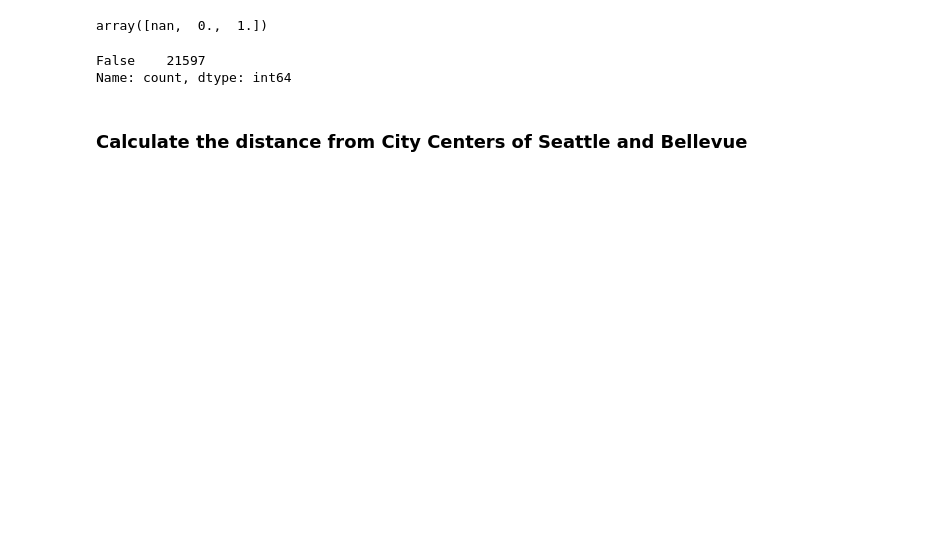
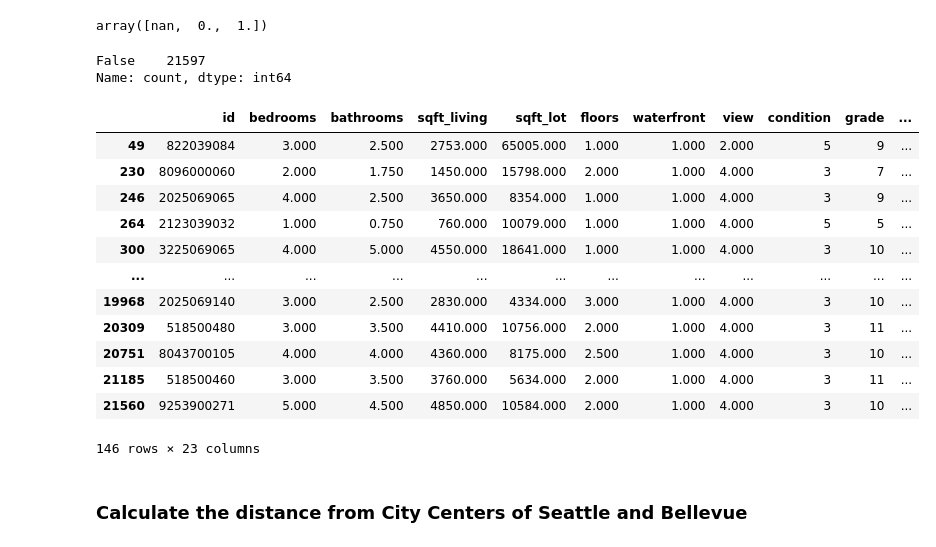
Before and after one commit to kayoken/eda-real-estate, a Jupyter notebook: EDA.ipynb, the cells around one changed output. Cells and saved outputs as stored; diff of their text form; code cells hidden in the pictures; blank space fills up the shorter version.

```diff
--- a/EDA.ipynb
+++ b/EDA.ipynb
@@ -95,2 +89,20 @@ df_on_waterfront = df_geopos[df_geopos['waterfront'] != 0].dropna()
+# %%
+# save these real estate properties for later
+df_waterfront_unknown= df[df['waterfront'].isna() == True]
+df_on_waterfront = df[df['waterfront'] == 1]
+# %% [output]
+|  | id | bedrooms | bathrooms | sqft_living | sqft_lot | floors | waterfront | view | condition | grade | ... |
+| 49 | 822039084 | 3.000 | 2.500 | 2753.000 | 65005.000 | 1.000 | 1.000 | 2.000 | 5 | 9 | ... |
+| 230 | 8096000060 | 2.000 | 1.750 | 1450.000 | 15798.000 | 2.000 | 1.000 | 4.000 | 3 | 7 | ... |
+| 246 | 2025069065 | 4.000 | 2.500 | 3650.000 | 8354.000 | 1.000 | 1.000 | 4.000 | 3 | 9 | ... |
+| 264 | 2123039032 | 1.000 | 0.750 | 760.000 | 10079.000 | 1.000 | 1.000 | 4.000 | 5 | 5 | ... |
+| 300 | 3225069065 | 4.000 | 5.000 | 4550.000 | 18641.000 | 1.000 | 1.000 | 4.000 | 3 | 10 | ... |
+| ... | ... | ... | ... | ... | ... | ... | ... | ... | ... | ... | ... |
+| 19968 | 2025069140 | 3.000 | 2.500 | 2830.000 | 4334.000 | 3.000 | 1.000 | 4.000 | 3 | 10 | ... |
+| 20309 | 518500480 | 3.000 | 3.500 | 4410.000 | 10756.000 | 2.000 | 1.000 | 4.000 | 3 | 11 | ... |
+| 20751 | 8043700105 | 4.000 | 4.000 | 4360.000 | 8175.000 | 2.500 | 1.000 | 4.000 | 3 | 10 | ... |
+| 21185 | 518500460 | 3.000 | 3.500 | 3760.000 | 5634.000 | 2.000 | 1.000 | 4.000 | 3 | 11 | ... |
+| 21560 | 9253900271 | 5.000 | 4.500 | 4850.000 | 10584.000 | 2.000 | 1.000 | 4.000 | 3 | 10 | ... |
+146 rows × 23 columns
 # %%
 
```
Also changed, not shown: parts of 14 cells of this notebook.
